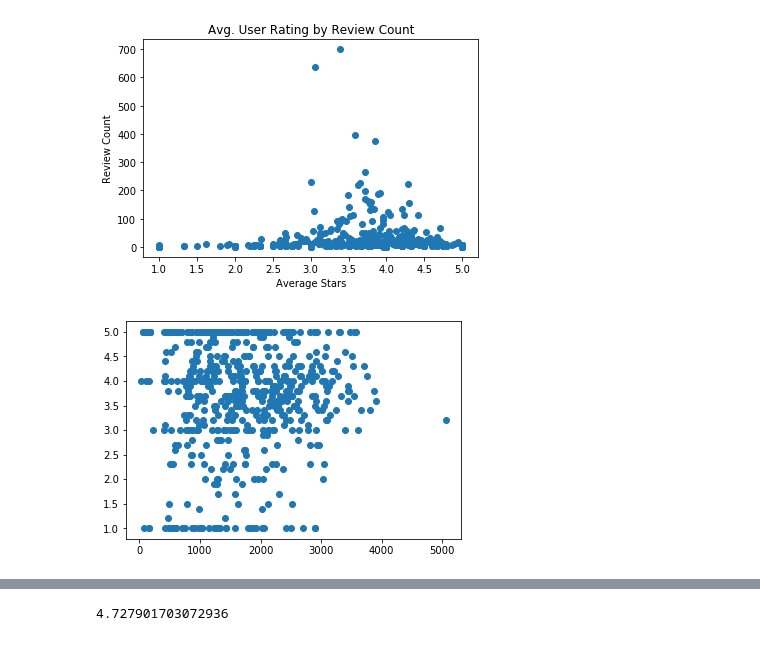
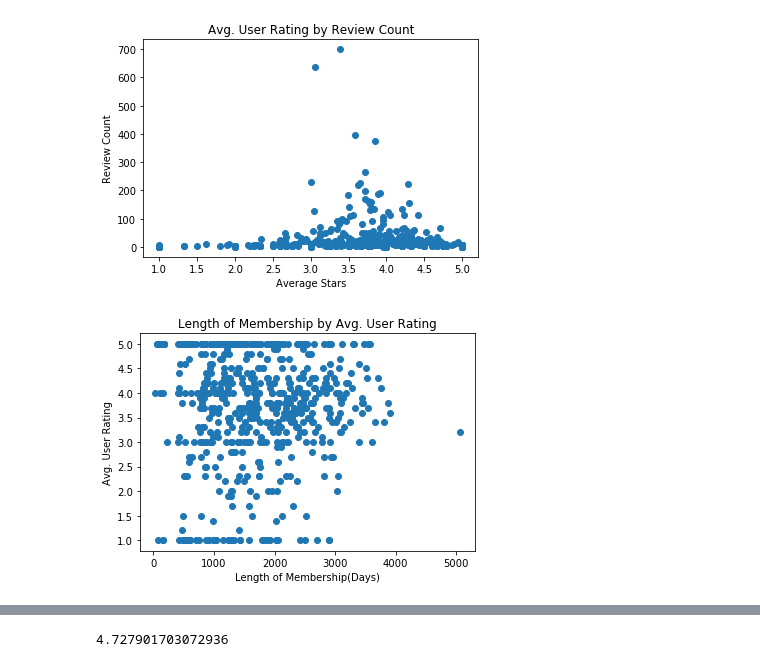
Before and after one commit to cxrobx/group45, a Jupyter notebook: EDA.ipynb, the cells around one changed output, grey strips where cells are left out. Saved outputs shown, nothing was run; the diff lists cells and outputs as text; code cells hidden in the pictures.

```diff
--- a/EDA.ipynb
+++ b/EDA.ipynb
@@ -195,8 +171,11 @@ def get_age(x):
 # %%
 import re
 a = u_sub.yelping_since.apply(get_age)
 b = u_sub.average_stars.apply(lambda x: round(x,1))
 plt.scatter(a,b)
+plt.xlabel('Length of Membership(Days)')
+plt.ylabel('Avg. User Rating')
+plt.title('Length of Membership by Avg. User Rating')
 plt.show()
 # %% [output]
-[figure, old version]
+[figure, new version]
```
Also changed, not shown: parts of 31 cells of this notebook.
